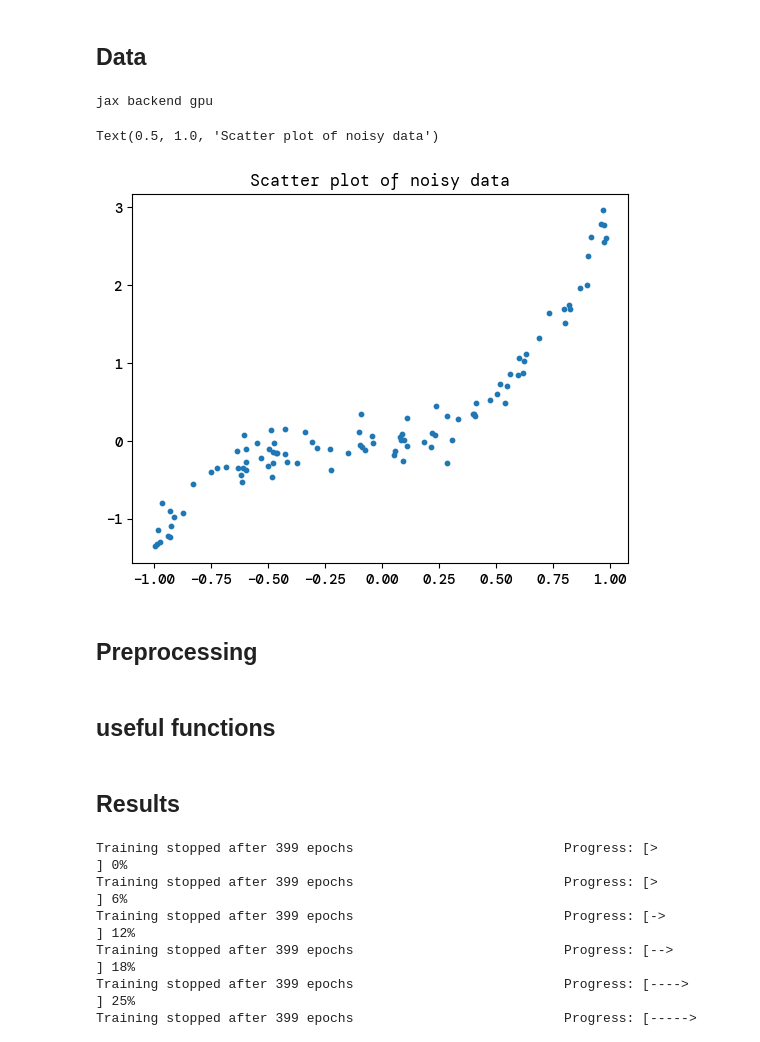
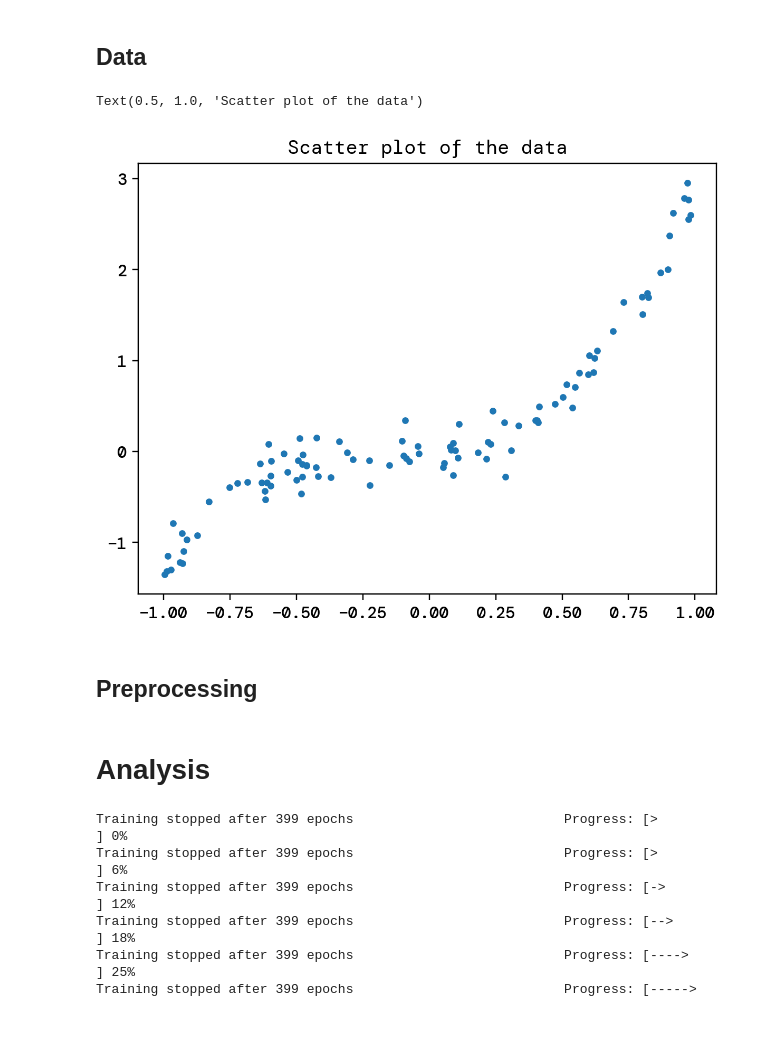
Before and after one commit to bragewiseth/MachineLearningProjects, a Jupyter notebook: project2/src/regression.ipynb, the cells around one changed output. Cells and saved outputs as stored; diff of their text form; code cells hidden in the pictures.

```diff
--- a/project2/src/regression.ipynb
+++ b/project2/src/regression.ipynb
@@ -15,29 +17,28 @@ print("jax backend {}".format(xla_bridge.get_backend().platform))
 # %%
 def FrankeFunction(x,y):
     """
     Franke function
     """
     term1 = 0.75*np.exp(-(0.25*(9*x-2)**2) - 0.25*((9*y-2)**2))
     term2 = 0.75*np.exp(-((9*x+1)**2)/49.0 - 0.1*(9*y+1))
     term3 = 0.5*np.exp(-(9*x-7)**2/4.0 - 0.25*((9*y-3)**2))
     term4 = -0.2*np.exp(-(9*x-4)**2 - (9*y-7)**2)
     return term1 + term2 + term3 + term4
 
 
 
 def f(x):
     return 0.2*x + 0.8*x**2 + 2*x**3
 
 key = jax.random.PRNGKey(1234)
 x = jax.random.uniform(key, shape=(100,), minval=-1, maxval=1)
 key, subkey = jax.random.split(key)
 y = f(x) + 0.15*jax.random.normal(subkey, shape=(100,))
 plt.scatter(x, y, s=10)
-plt.title("Scatter plot of noisy data")
+plt.title("Scatter plot of the data")
 # %% [output]
-jax backend gpu
+Text(0.5, 1.0, 'Scatter plot of the data')
-Text(0.5, 1.0, 'Scatter plot of noisy data')
-[figure, old version]
+[figure, new version]
 # %% [markdown]
 ## Preprocessing
 # %%
@@ -52,10 +53,8 @@ X_train = np.asarray(X_train)
 X_test = np.asarray(X_test)
 y_train = np.asarray(y_train).reshape(-1, 1)
 y_test = np.asarray(y_test).reshape(-1, 1)
-# %% [markdown]
-## useful functions
 # %% [markdown]
-## Results
+# Analysis
 # %%
 etas = [ 0.0001, 0.001, 0.01, 0.1 ]
 epochs =400
```
Also changed, not shown: parts of 3 cells of this notebook, 8 other files.
